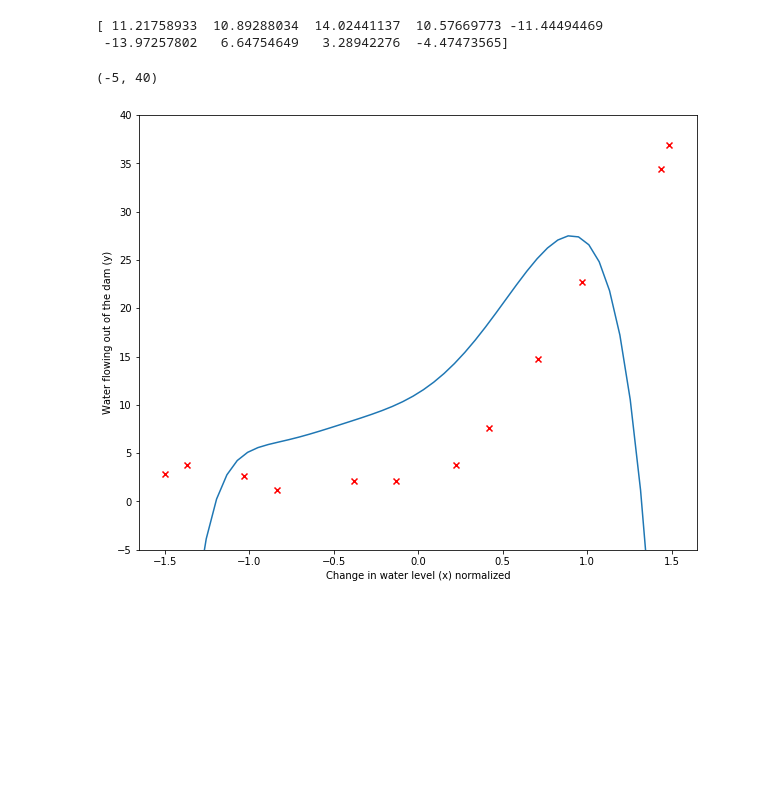
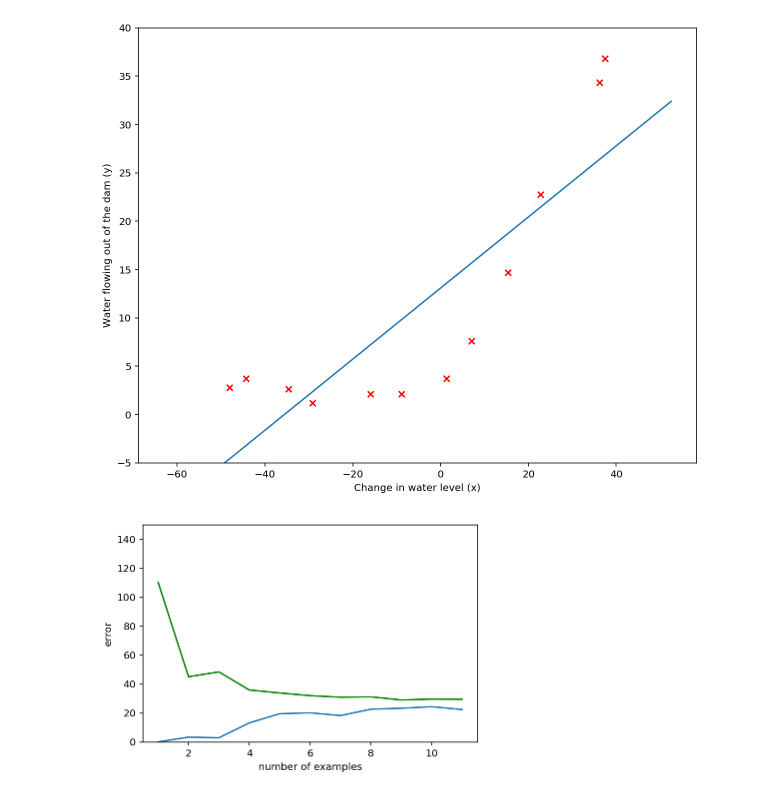
Before and after one commit to anirudh582/machine_learning, a Jupyter notebook: 5.regularized_linear_regression_and_bias_vs_variance.ipynb, the cells around one changed output. Saved outputs shown, nothing was run; the diff lists cells and outputs as text; code cells hidden in the pictures; blank space fills up the shorter version.

```diff
--- a/5.regularized_linear_regression_and_bias_vs_variance.ipynb
+++ b/5.regularized_linear_regression_and_bias_vs_variance.ipynb
@@ -67,3 +68,11 @@ def gradientDescent(X,y,theta,alpha,num_iters=400):
         #global J_history
         #J_history[i,0] = computeCost(X,y,theta)
     return theta.ravel()
+# %%
+def fit(x,y,p,lambd):
+    X = poly_features(x,p)
+    X_normalized, X_mean, X_std = normalize_features(X)
+    initial_theta = np.zeros((np.shape(X)[1]))
+    res = optimize.minimize(fun=cost, x0=initial_theta, args=(X_normalized,y,lambd), jac=grad, method=None, options={'maxiter':400, 'disp':False})
+    theta = res['x']
+    return (theta, X_mean, X_std)
@@ -69,0 +86,21 @@ def gradientDescent(X,y,theta,alpha,num_iters=400):
+# %%
+#compute y values for visualization of polynomial fit given theta and x
+def pred_y(x,theta,mu,std):
+    p = len(theta)-1
+    x = np.reshape(x,(len(x),1))
+    X = poly_features(x,p)
+    Xtemp = (X[...,1:] - mu[1:])/std[1:]
+    X = np.c_[X[...,:1],Xtemp]
+    theta = np.reshape(theta,(X.shape[1],1))
+    y = np.dot(X,theta)
+    return y.ravel()
+# %%
+def visualize(theta,mu,std):
+    fig = plt.figure(figsize=(10,8))
+    plt.scatter(x,y,marker='x',color='r')
+    plt.xlabel('Change in water level (x)')
+    plt.ylabel('Water flowing out of the dam (y)')
+    xrange = np.linspace(x.min()-15,x.max()+15,100)
+    yrange = pred_y(xrange,theta,mu,std)
+    _=plt.plot(xrange,yrange)
+    _=plt.ylim([-5,40])
@@ -142,18 +155,11 @@ theta8_gd = gradientDescent(X8_normalized,y,initial_theta,0.1,50000)
-# %%
-print(theta8_gd)
-# %% [output]
-[ 11.21758933  10.89288034  14.02441137  10.57669773 -11.44494469
- -13.97257802   6.64754649   3.28942276  -4.47473565]
-# %%
-#visualize data
-fig = plt.figure(figsize=(10,8))
-plt.scatter(X8_normalized[...,1:2],y,marker='x',color='r')
-plt.xlabel('Change in water level (x) normalized')
-plt.ylabel('Water flowing out of the dam (y)')
-xrange = np.linspace(-1.5,1.5)
-yrange = pred_y(xrange,theta8_gd)
-_=plt.plot(xrange,yrange)
-plt.ylim([-5,40])
-# %% [output]
-(-5, 40)
-[figure, removed]
+# %%
+# fit 1st degree polynomial
+theta1, X1_mean, X1_std = fit(x,y,1,0)
+# %%
+visualize(theta1,X1_mean,X1_std)
+# %% [output]
+[figure, added]
+# %%
+plot_learning_curves(1,0)
+# %% [output]
+[figure, added]
```
Also changed, not shown: parts of 31 cells of this notebook.
